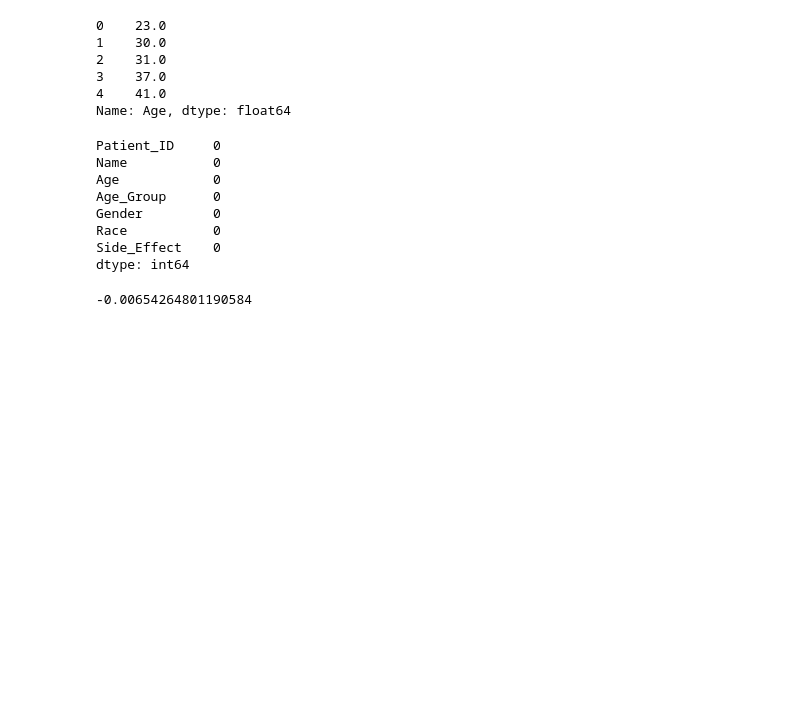
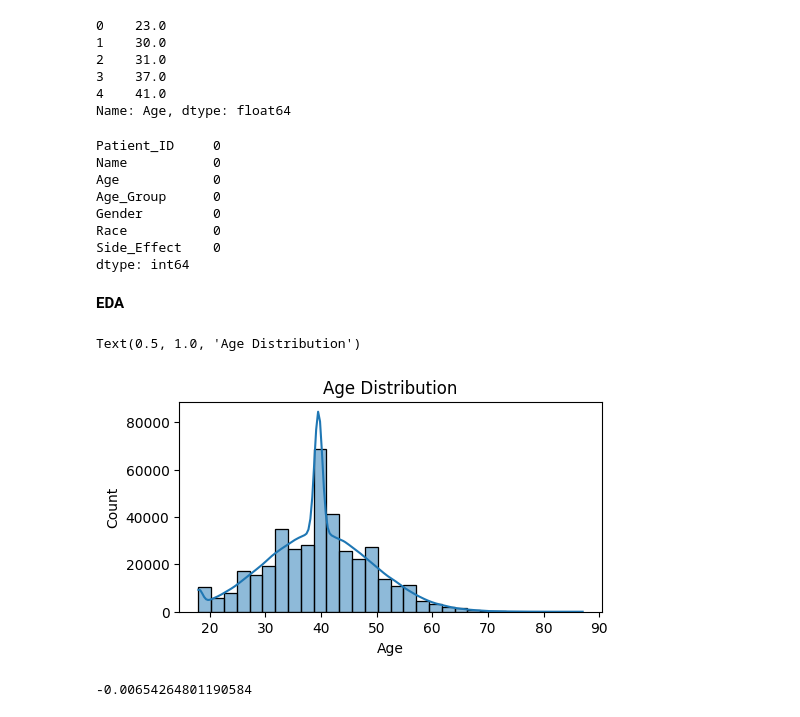
Before and after one commit to ragz009/Assignments, a Jupyter notebook: drug_data_classification.ipynb, the cells around one changed output. Cells and saved outputs as stored; diff of their text form; code cells hidden in the pictures; blank space fills up the shorter version.

```diff
--- a/drug_data_classification.ipynb
+++ b/drug_data_classification.ipynb
@@ -74,0 +71,2 @@ dtype: int64
+# %% [markdown]
+**EDA**
@@ -75,3 +76,11 @@ dtype: int64
+# %%
+plt.figure(figsize=(12, 6))
+plt.subplot(2, 2, 1)
+sns.histplot(data['Age'], bins=30, kde=True)
+plt.title('Age Distribution')
+# %% [output]
+Text(0.5, 1.0, 'Age Distribution')
+[figure, added]
 # %%
 from sklearn.preprocessing import LabelEncoder
 
```
Also changed, not shown: parts of 13 cells of this notebook.
